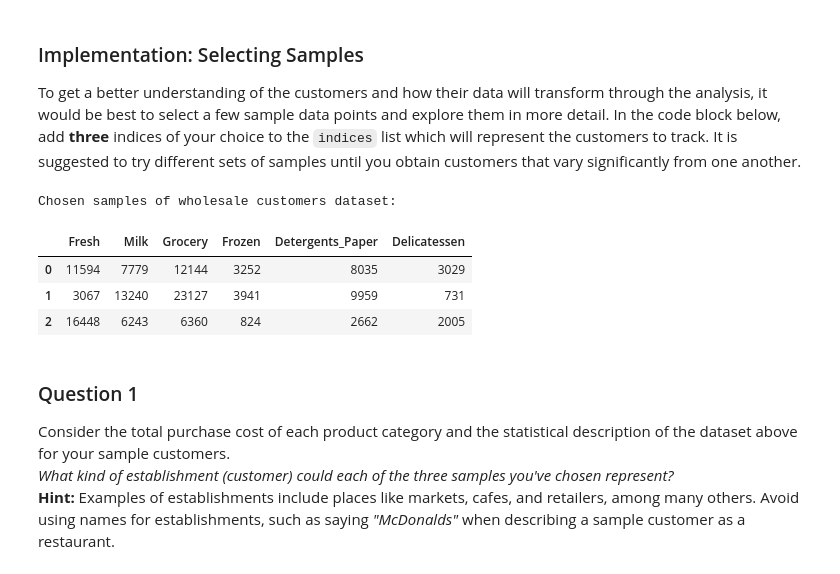
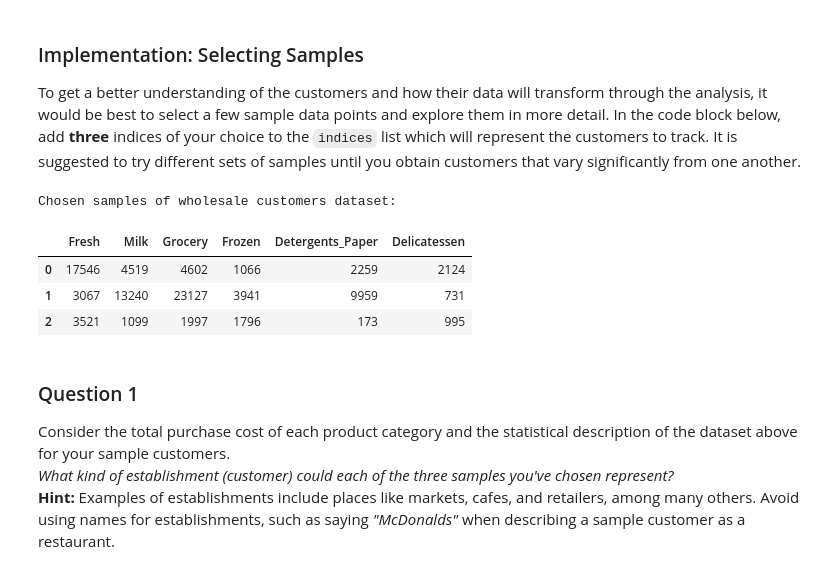
Before and after one commit to zeroohub/machine-learning, a Jupyter notebook: projects/customer_segments/customer_segments.ipynb, the cells around one changed output. Saved outputs shown, nothing was run; the diff lists cells and outputs as text; code cells hidden in the pictures.

```diff
--- a/projects/customer_segments/customer_segments.ipynb
+++ b/projects/customer_segments/customer_segments.ipynb
@@ -60,18 +60,18 @@ display(data.describe())
 To get a better understanding of the customers and how their data will transform through the analysis, it would be best to select a few sample data points and explore them in more detail. In the code block below, add **three** indices of your choice to the `indices` list which will represent the customers to track. It is suggested to try different sets of samples until you obtain customers that vary significantly from one another.
 # %%
 # TODO: Select three indices of your choice you wish to sample from the dataset
-indices = [100, 200, 300]
+indices = [20, 200, 350]
 
 # Create a DataFrame of the chosen samples
 samples = pd.DataFrame(data.loc[indices], columns = data.keys()).reset_index(drop = True)
 print "Chosen samples of wholesale customers dataset:"
 display(samples)
 # %% [output]
 Chosen samples of wholesale customers dataset:
 |  | Fresh | Milk | Grocery | Frozen | Detergents_Paper | Delicatessen |
-| 0 | 11594 | 7779 | 12144 | 3252 | 8035 | 3029 |
+| 0 | 17546 | 4519 | 4602 | 1066 | 2259 | 2124 |
 | 1 | 3067 | 13240 | 23127 | 3941 | 9959 | 731 |
-| 2 | 16448 | 6243 | 6360 | 824 | 2662 | 2005 |
+| 2 | 3521 | 1099 | 1997 | 1796 | 173 | 995 |
 # %% [markdown]
 ### Question 1
 Consider the total purchase cost of each product category and the statistical description of the dataset above for your sample customers.
```
Also changed, not shown: parts of 1 cell of this notebook.
